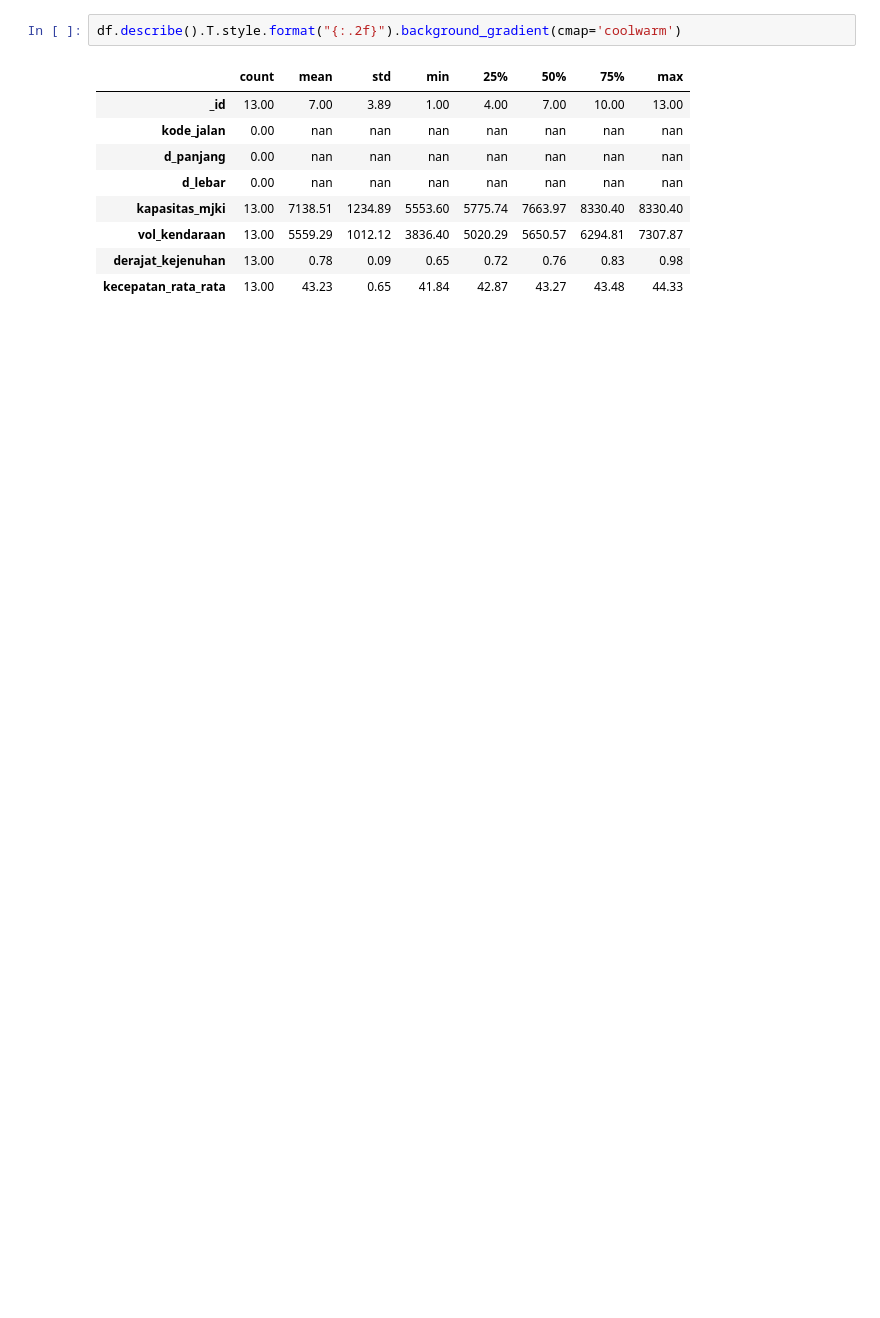
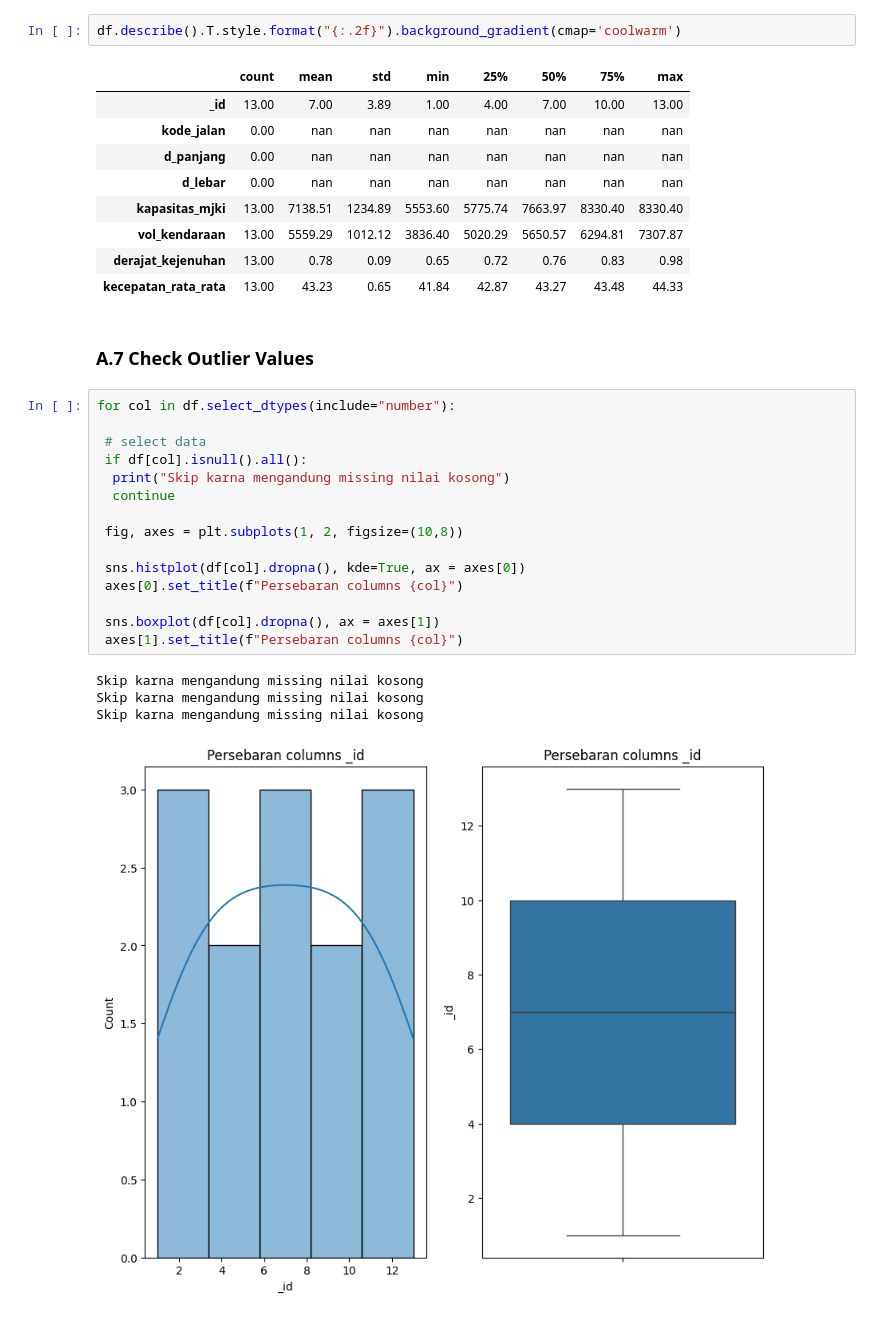
Before and after one commit to ghatpreneur/Data-Analytics-Project, a Jupyter notebook: Traffic Level of Service/Surabaya.ipynb, the cells around one changed output. Saved outputs shown, nothing was run; the diff lists cells and outputs as text; blank space fills up the shorter version.

```diff
--- a/Traffic Level of Service/Surabaya.ipynb
+++ b/Traffic Level of Service/Surabaya.ipynb
@@ -69,3 +69,25 @@ df.describe().T.style.format("{:.2f}").background_gradient(cmap='coolwarm')
 | vol_kendaraan | 13.00 | 5559.29 | 1012.12 | 3836.40 | 5020.29 | 5650.57 | 6294.81 | 7307.87 |
 | derajat_kejenuhan | 13.00 | 0.78 | 0.09 | 0.65 | 0.72 | 0.76 | 0.83 | 0.98 |
 | kecepatan_rata_rata | 13.00 | 43.23 | 0.65 | 41.84 | 42.87 | 43.27 | 43.48 | 44.33 |
+# %% [markdown]
+### A.7 Check Outlier Values
+# %%
+for col in df.select_dtypes(include="number"):
+
+ # select data
+ if df[col].isnull().all():
+  print("Skip karna mengandung missing nilai kosong")
+  continue
+
+ fig, axes = plt.subplots(1, 2, figsize=(10,8))
+
+ sns.histplot(df[col].dropna(), kde=True, ax = axes[0])
+ axes[0].set_title(f"Persebaran columns {col}")
+
+ sns.boxplot(df[col].dropna(), ax = axes[1])
+ axes[1].set_title(f"Persebaran columns {col}")
+# %% [output]
+Skip karna mengandung missing nilai kosong
+Skip karna mengandung missing nilai kosong
+Skip karna mengandung missing nilai kosong
+[figure, added]
```
Also changed, not shown: parts of 23 cells of this notebook.
